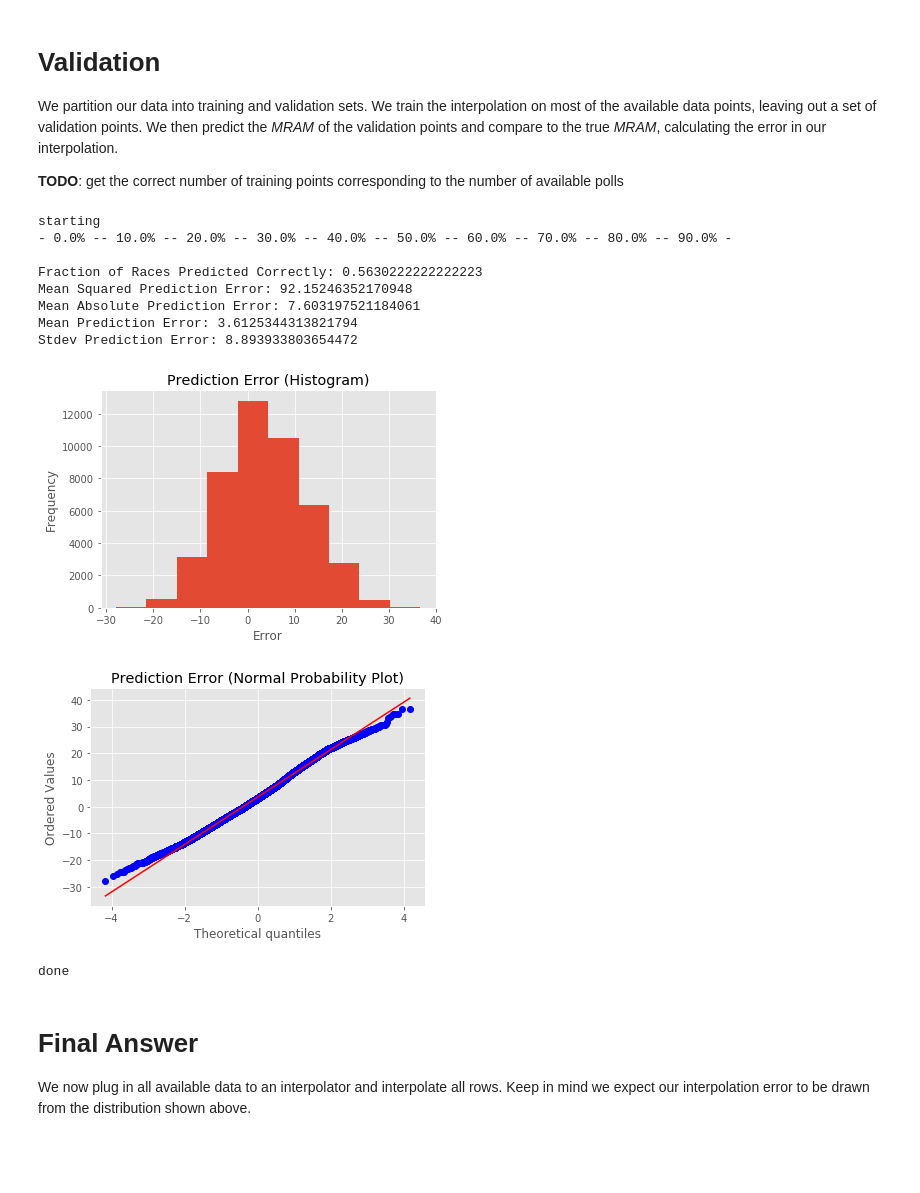
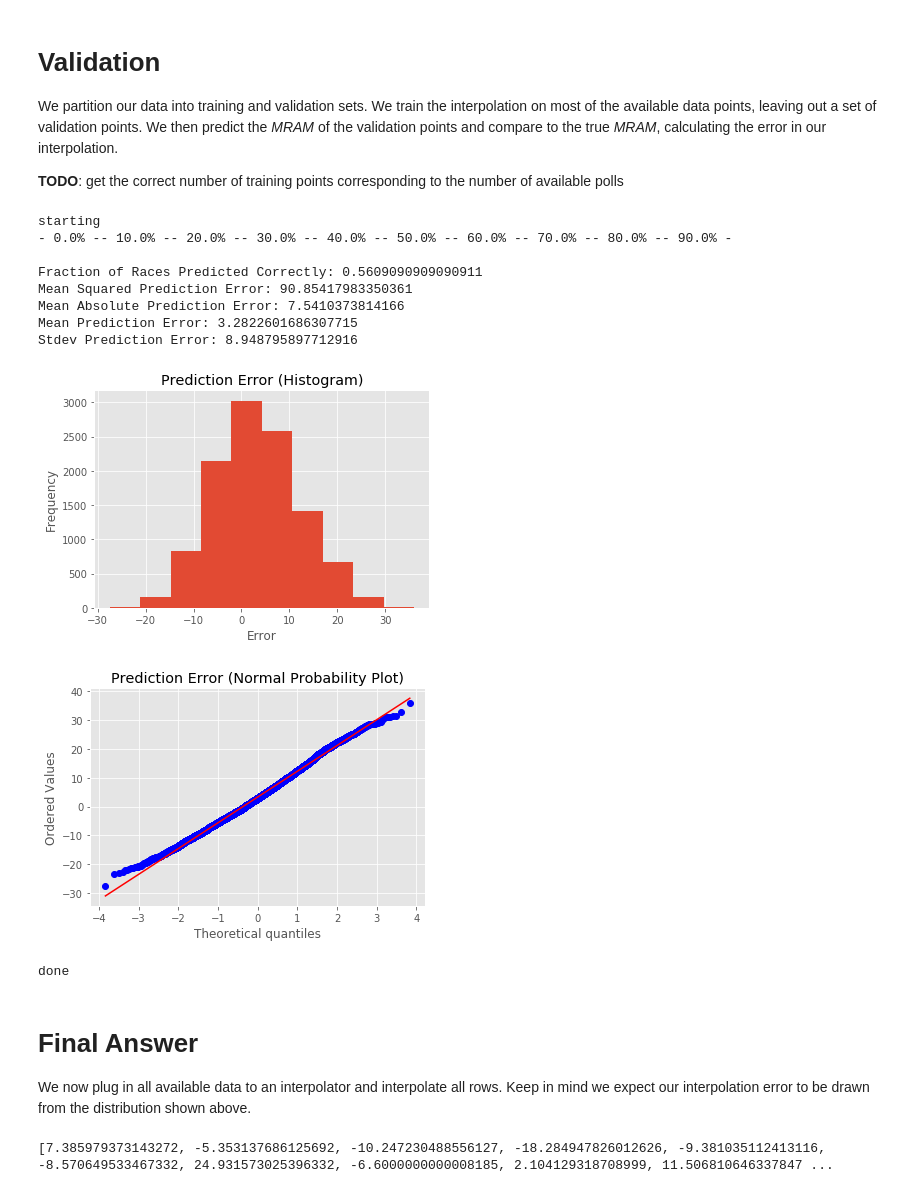
Before and after one commit to rytse/blairvoyance, a Jupyter notebook: interpolator.ipynb, the cells around one changed output. Saved outputs shown, nothing was run; the diff lists cells and outputs as text; code cells hidden in the pictures; blank space fills up the shorter version.

Commit message:
Try to use new poll data

```diff
--- a/interpolator.ipynb
+++ b/interpolator.ipynb
@@ -29,10 +27,24 @@ done
 
 We will now interpolate real polls based on a large range of input features. We predict based on ProximityOne's [demographic data by congressional district](http://proximityone.com/cd.htm). Specifically, we input the [social characteristics](http://proximityone.com/cd161dp2.htm).
 # %%
+print('starting')
+
+pp = pd.read_csv('ppoll.csv', header=None)
 df = pd.read_excel('handmod.xlsx', sheet='Sheet 1', header=None)
 
-ins = ['S' + str(rep).zfill(3) for rep in range(1, df.shape[1])]
+ins = ['S' + str(rep).zfill(3) for rep in range(df.shape[1])]
 outs = ['MRAM']
 
+# Drop rows that have non-numerical data
+df.dropna(inplace=True)
+df = df[df.applymap(np.isreal).any(1)]
+df.columns = ins
+df['MRAM'] = pp.iloc[:,1]
+
+raw = df.copy(deep=True)
+
+# Drop rows that down have MRAM
+df = df[df['MRAM'] != 0]
+
 print('done')
 # %% [output]
@@ -42,14 +55,6 @@ done
 
 We obviously must drop all non-numeric data. However, we also must drop rows in which coordinates are duplicated due to quirks in the way the RBF interpolation is calculated (duplicate coordinates result in `scipy` trying to invert a singular matrix).
 # %%
-# Drop rows that have non-numerical data
-df.dropna(inplace=True)
-df = df[df.applymap(np.isreal).any(1)]
-df.columns = ['MRAM'] + ins
-
-# Drop rows that down have MRAM
-df = df[df['MRAM'] != 999]
-
 def get_repeat_idxs(records_array):
     idx_sort = np.argsort(records_array)
     sorted_records_array = records_array[idx_sort]
@@ -79,7 +84,6 @@ for name in ins + outs:
     df = df.iloc[uidx]
 
 df.reset_index(drop=True, inplace=True)
-df.to_csv('tmp.csv', sep=',')
 
 print('done')
 # %% [output]
@@ -109,9 +113,9 @@ print('starting')
 totcor = 0
 y_pred_all = []
 y_true_all = []
-N = 1000
+N = 200
 for k in range(N):
-    tidx = [np.random.randint(0, len(df)) for i in range(int(5 * len(df) / 10))]
+    tidx = [np.random.randint(0, len(df)) for i in range(int(6 * len(df) / 10))]
     trows = [df.iloc[idx] for idx in tidx]
     df_train = df.drop(df.index[tidx])
 
@@ -123,43 +127,46 @@ for k in range(N):
     correct = []
     for i in range(len(y_pred)):
         correct.append((y_pred[i] > 0.5) == (y_true[i] > 0.5))
+
+    rep = np.array(y_pred) * 0.01 / 2 + 0.5
+    np.savetxt('out_' + str(k) + '.csv', np.array([rep, y_true]) , delimiter=',')
 
     totcor += sum(correct) / len(y_pred)
     y_pred_all.extend(y_pred)
     y_true_all.extend(correct)
 
     if k % (N/10) == 0:
         print('- ' + str(k/N * 100) + '% -', end='')
 
 # This represents the expected rate at which the interpolator correctly predicts the outcome of the race
 print('\n\nFraction of Races Predicted Correctly: ' + str(totcor / N))
 print('Mean Squared Prediction Error: ' + str(mse(y_true_all, y_pred_all)))
 print('Mean Absolute Prediction Error: ' + str(mae(y_true_all, y_pred_all)))
 print('Mean Prediction Error: ' + str(np.mean(np.array(y_true_all) - np.array(y_pred_all))))
 print('Stdev Prediction Error: ' + str(np.std(np.array(y_true_all) - np.array(y_pred_all))))
 
 plt.hist(np.array(y_true_all) - np.array(y_pred_all))
 plt.xlabel('Error')
 plt.ylabel('Frequency')
 plt.title('Prediction Error (Histogram)')
 plt.show()
 
 res = stats.probplot(np.array(y_true_all) - np.array(y_pred_all), plot=plt)
 plt.title('Prediction Error (Normal Probability Plot)')
 plt.show()
 
 print('done')
 # %% [output]
 starting
 - 0.0% -- 10.0% -- 20.0% -- 30.0% -- 40.0% -- 50.0% -- 60.0% -- 70.0% -- 80.0% -- 90.0% -
 
-Fraction of Races Predicted Correctly: 0.5630222222222223
-Mean Squared Prediction Error: 92.15246352170948
-Mean Absolute Prediction Error: 7.603197521184061
-Mean Prediction Error: 3.6125344313821794
-Stdev Prediction Error: 8.893933803654472
+Fraction of Races Predicted Correctly: 0.5609090909090911
+Mean Squared Prediction Error: 90.85417983350361
+Mean Absolute Prediction Error: 7.5410373814166
+Mean Prediction Error: 3.2822601686307715
+Stdev Prediction Error: 8.948795897712916
-[figure, old version]
+[figure, new version]
-[figure, old version]
+[figure, new version]
 done
 # %% [markdown]
 # Final Answer
@@ -169,0 +175,10 @@ We now plug in all available data to an interpolator and interpolate all rows. K
+# %%
+rbfi = gen_interpolator(df, ins, outs)
+
+tidx = range(len(raw))
+trows = [raw.iloc[idx] for idx in tidx]
+y_pred = [float(rbfi(*[row[rep] for rep in ins])) for row in trows]
+print(y_pred)
+np.savetxt('out.csv', np.array(y_pred) * 0.01 / 2 + 0.5, delimiter=',')
+# %% [output]
+[7.385979373143272, -5.353137686125692, -10.247230488556127, -18.284947826012626, -9.381035112413116, -8.570649533467332, 24.931573025396332, -6.6000000000008185, 2.104129318708999, 11.506810646337847 ...
```
Also changed, not shown: parts of 3 cells of this notebook, 13 other files.
